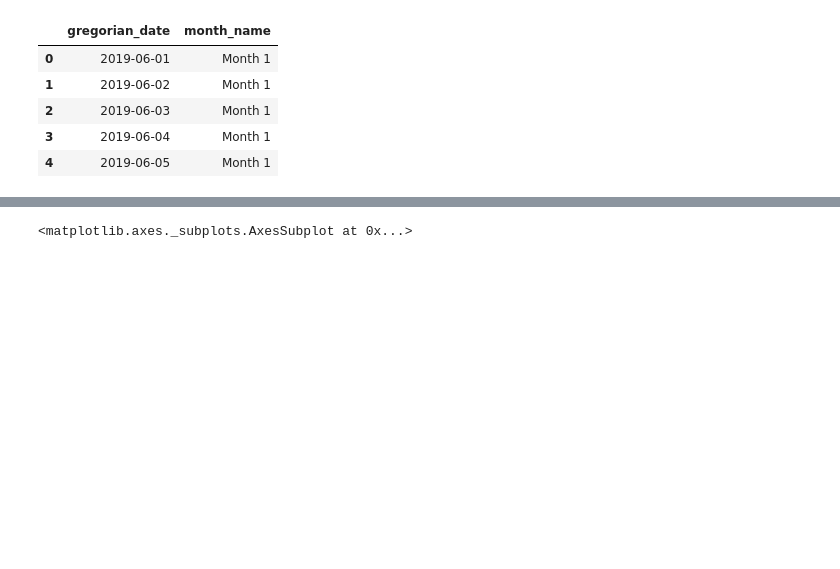
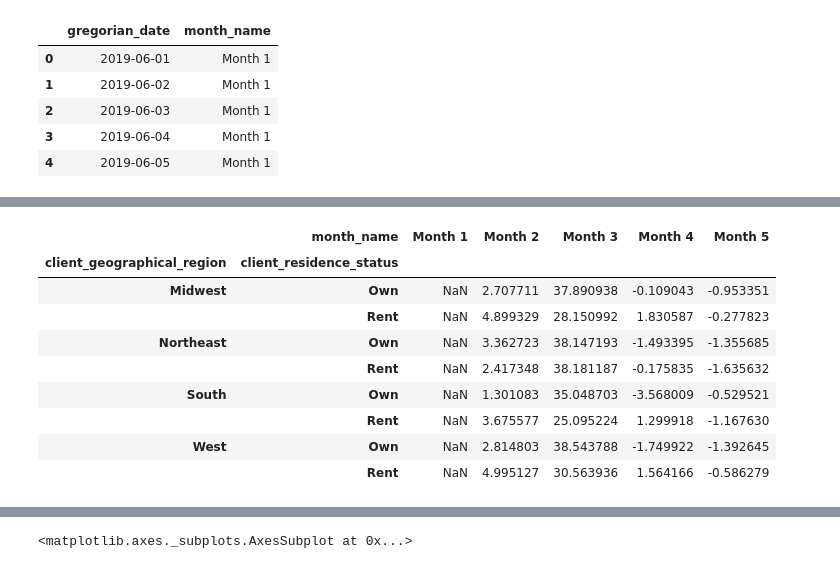
Before and after one commit to AvatarJoshi/marketing_campaign_analysis, a Jupyter notebook: marketing_analysis.ipynb, the cells around one changed output, grey strips where cells are left out. Cells and saved outputs as stored; diff of their text form; code cells hidden in the pictures; blank space fills up the shorter version.

```diff
--- a/marketing_analysis.ipynb
+++ b/marketing_analysis.ipynb
@@ -78,0 +195,14 @@ dtype: bool
+# %%
+# Calculate the month over month change in client residence status per region
+df.groupby(['client_geographical_region', 'client_residence_status', 'month_name']).client_id.count().unstack().pct_change(axis='columns')*100
+# %% [output]
+|  | month_name | Month 1 | Month 2 | Month 3 | Month 4 | Month 5 |
+| client_geographical_region | client_residence_status |  |  |  |  |  |
+| Midwest | Own | NaN | 2.707711 | 37.890938 | -0.109043 | -0.953351 |
+|  | Rent | NaN | 4.899329 | 28.150992 | 1.830587 | -0.277823 |
+| Northeast | Own | NaN | 3.362723 | 38.147193 | -1.493395 | -1.355685 |
+|  | Rent | NaN | 2.417348 | 38.181187 | -0.175835 | -1.635632 |
+| South | Own | NaN | 1.301083 | 35.048703 | -3.568009 | -0.529521 |
+|  | Rent | NaN | 3.675577 | 25.095224 | 1.299918 | -1.167630 |
+| West | Own | NaN | 2.814803 | 38.543788 | -1.749922 | -1.392645 |
+|  | Rent | NaN | 4.995127 | 30.563936 | 1.564166 | -0.586279 |
```
Also changed, not shown: parts of 19 cells of this notebook.
